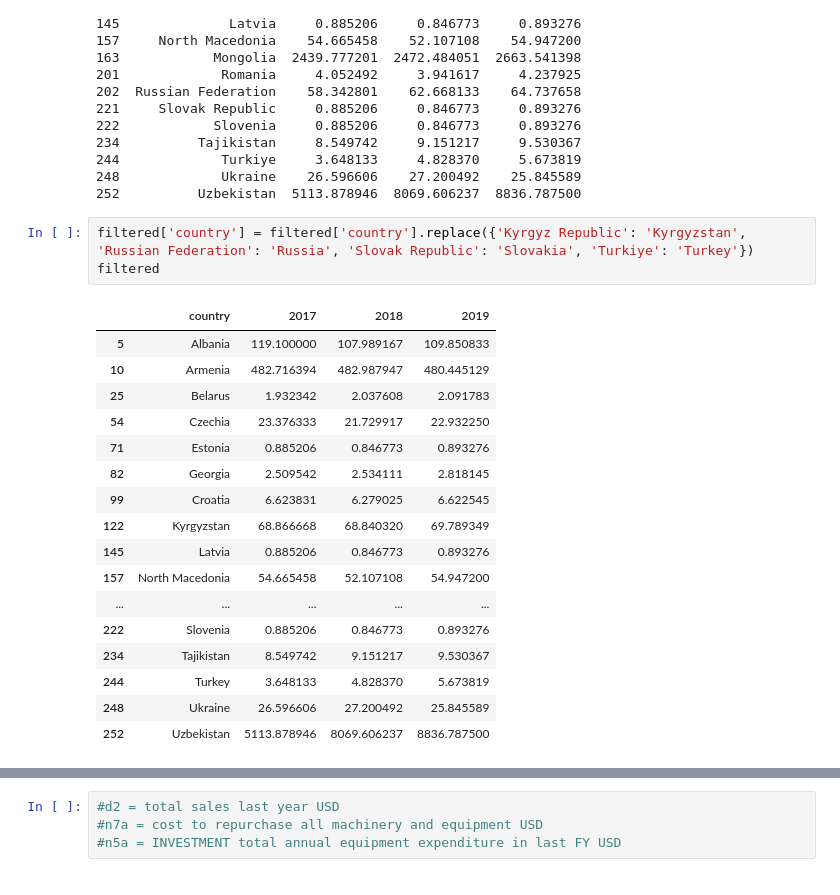
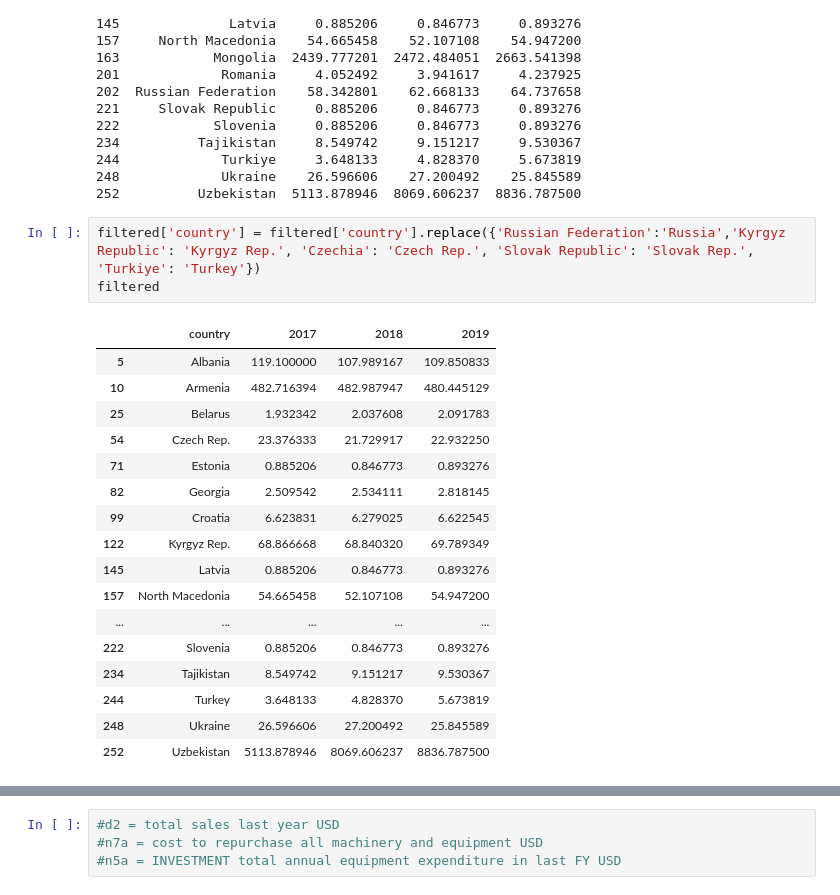
Before and after one commit to ella4-boop/innovation, a Jupyter notebook: emergingeconomiesinvestment.ipynb, the cells around one changed output, grey strips where cells are left out. Drawn from its saved outputs; the diff is of its cells as text.

```diff
--- a/emergingeconomiesinvestment.ipynb
+++ b/emergingeconomiesinvestment.ipynb
@@ -263,18 +280,18 @@ print(filtered)
 248             Ukraine    26.596606    27.200492    25.845589
 252          Uzbekistan  5113.878946  8069.606237  8836.787500
 # %%
-filtered['country'] = filtered['country'].replace({'Kyrgyz Republic': 'Kyrgyzstan', 'Russian Federation': 'Russia', 'Slovak Republic': 'Slovakia', 'Turkiye': 'Turkey'})
+filtered['country'] = filtered['country'].replace({'Russian Federation':'Russia','Kyrgyz Republic': 'Kyrgyz Rep.', 'Czechia': 'Czech Rep.', 'Slovak Republic': 'Slovak Rep.', 'Turkiye': 'Turkey'})
 filtered
 # %% [output]
 |  | country | 2017 | 2018 | 2019 |
 | 5 | Albania | 119.100000 | 107.989167 | 109.850833 |
 | 10 | Armenia | 482.716394 | 482.987947 | 480.445129 |
 | 25 | Belarus | 1.932342 | 2.037608 | 2.091783 |
-| 54 | Czechia | 23.376333 | 21.729917 | 22.932250 |
+| 54 | Czech Rep. | 23.376333 | 21.729917 | 22.932250 |
 | 71 | Estonia | 0.885206 | 0.846773 | 0.893276 |
 | 82 | Georgia | 2.509542 | 2.534111 | 2.818145 |
 | 99 | Croatia | 6.623831 | 6.279025 | 6.622545 |
-| 122 | Kyrgyzstan | 68.866668 | 68.840320 | 69.789349 |
+| 122 | Kyrgyz Rep. | 68.866668 | 68.840320 | 69.789349 |
 | 145 | Latvia | 0.885206 | 0.846773 | 0.893276 |
 | 157 | North Macedonia | 54.665458 | 52.107108 | 54.947200 |
 | ... | ... | ... | ... | ... |
```
Also changed, not shown: parts of 16 cells of this notebook.
